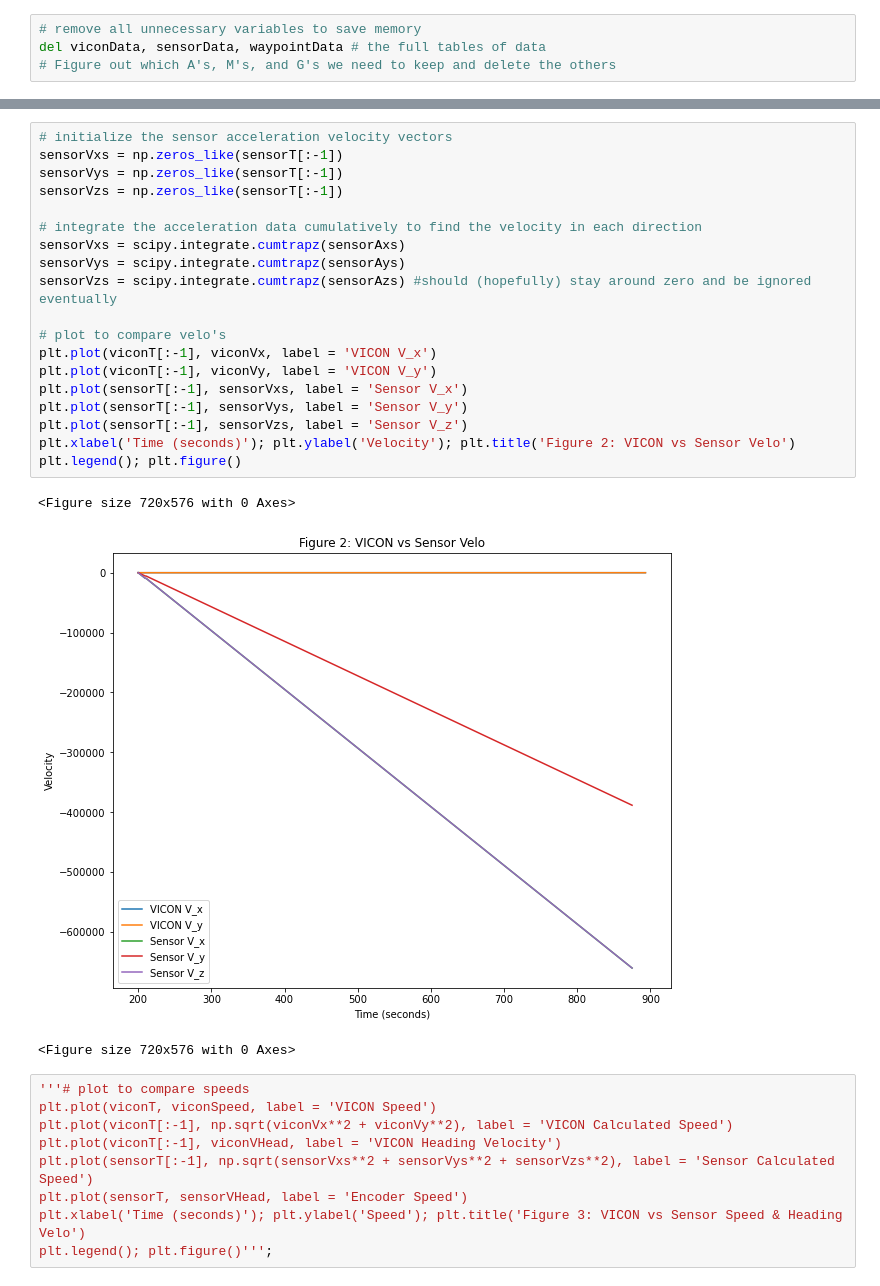
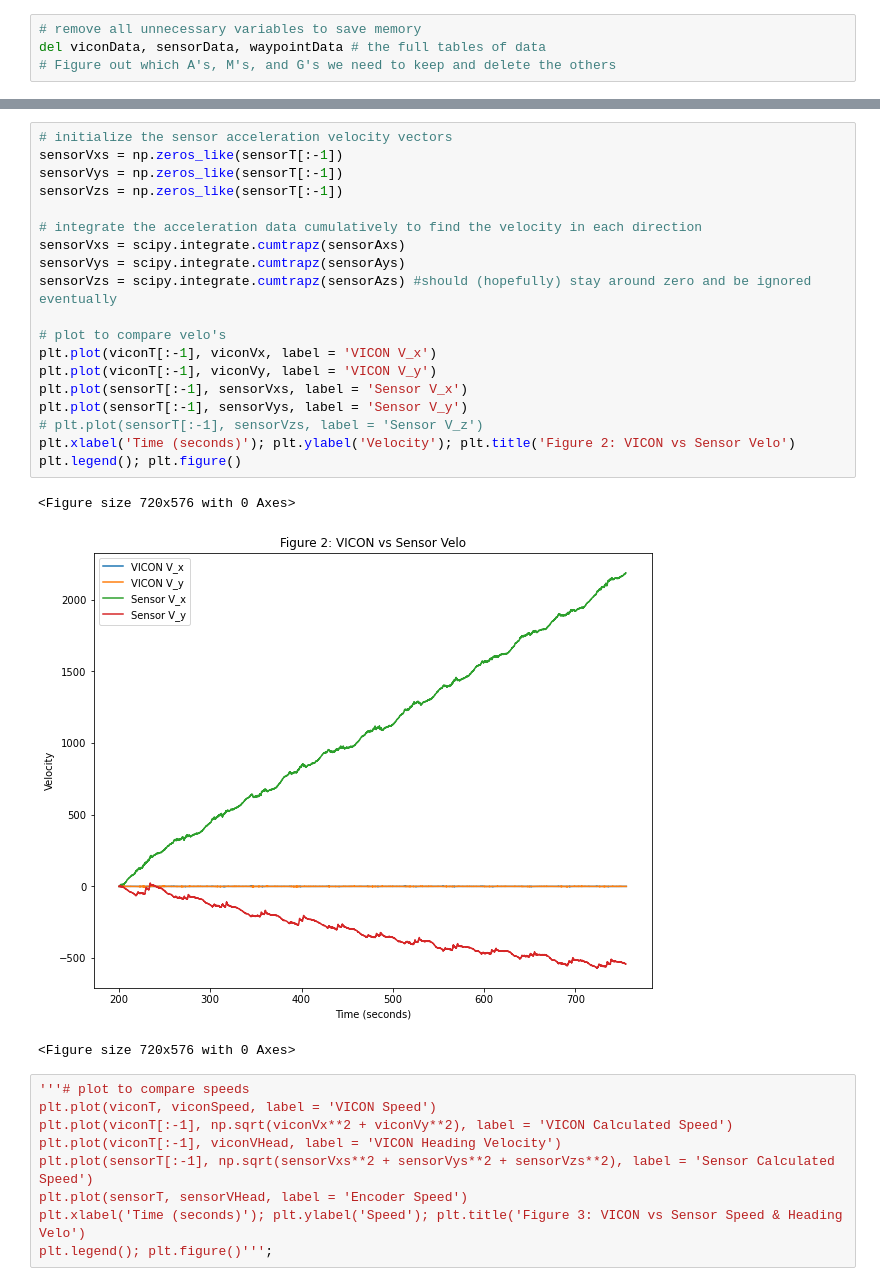
Before and after one commit to fdoyle6/Summer-IDS-Lab, a Jupyter notebook: Variance Calculator.ipynb, the cells around one changed output, grey strips where cells are left out. Saved outputs shown, nothing was run; the diff lists cells and outputs as text.

```diff
--- a/Variance Calculator.ipynb
+++ b/Variance Calculator.ipynb
@@ -190,25 +190,25 @@ plt.legend(); plt.figure()
 # %%
 # initialize the sensor acceleration velocity vectors
 sensorVxs = np.zeros_like(sensorT[:-1])
 sensorVys = np.zeros_like(sensorT[:-1])
 sensorVzs = np.zeros_like(sensorT[:-1])
 
 # integrate the acceleration data cumulatively to find the velocity in each direction
 sensorVxs = scipy.integrate.cumtrapz(sensorAxs)
 sensorVys = scipy.integrate.cumtrapz(sensorAys)
 sensorVzs = scipy.integrate.cumtrapz(sensorAzs) #should (hopefully) stay around zero and be ignored eventually
 
 # plot to compare velo's
 plt.plot(viconT[:-1], viconVx, label = 'VICON V_x')
 plt.plot(viconT[:-1], viconVy, label = 'VICON V_y')
 plt.plot(sensorT[:-1], sensorVxs, label = 'Sensor V_x')
 plt.plot(sensorT[:-1], sensorVys, label = 'Sensor V_y')
-plt.plot(sensorT[:-1], sensorVzs, label = 'Sensor V_z')
+# plt.plot(sensorT[:-1], sensorVzs, label = 'Sensor V_z')
 plt.xlabel('Time (seconds)'); plt.ylabel('Velocity'); plt.title('Figure 2: VICON vs Sensor Velo')
 plt.legend(); plt.figure()
 # %% [output]
 <Figure size 720x576 with 0 Axes>
-[figure, old version]
+[figure, new version]
 <Figure size 720x576 with 0 Axes>
 # %%
 '''# plot to compare speeds
```
Also changed, not shown: parts of 4 cells of this notebook, 3 other files.
